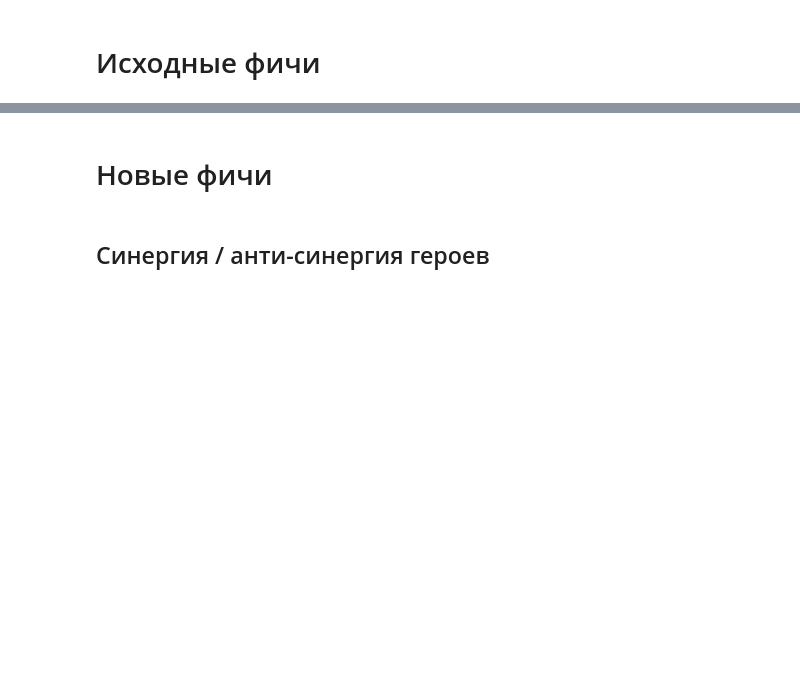
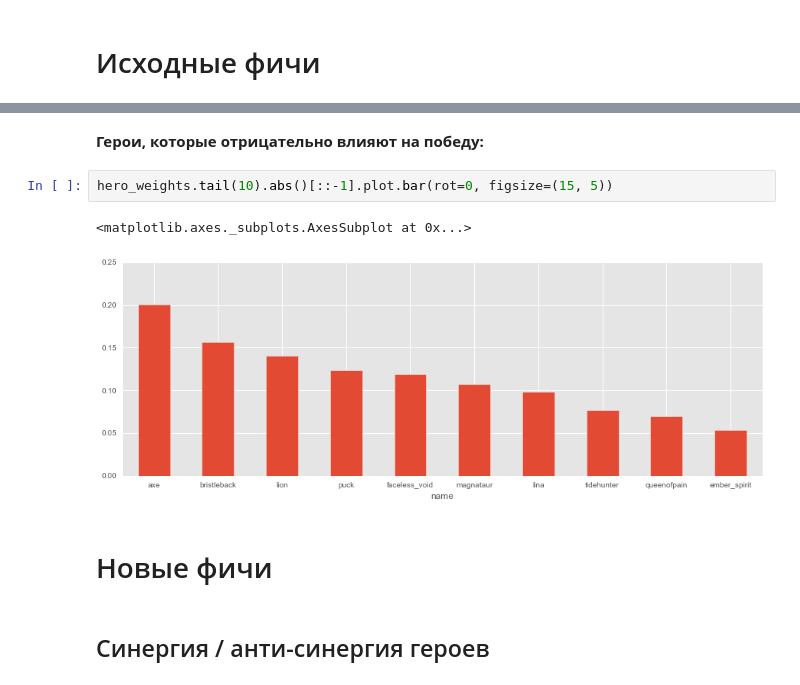
Before and after one commit to blagoffvyacheslav/kaggle, a Jupyter notebook: 2016-02-dota-2-win-probability-prediction/report.ipynb, the cells around one changed output, grey strips where cells are left out. Cells and saved outputs as stored; diff of their text form; blank space fills up the shorter version.

```diff
--- a/2016-02-dota-2-win-probability-prediction/report.ipynb
+++ b/2016-02-dota-2-win-probability-prediction/report.ipynb
@@ -9,3 +22,10 @@ from helpers.model import *
+# %% [markdown]
+**Герои, которые отрицательно влияют на победу:**
+# %%
+hero_weights.tail(10).abs()[::-1].plot.bar(rot=0, figsize=(15, 5))
+# %% [output]
+<matplotlib.axes._subplots.AxesSubplot at 0x...>
+[figure, added]
 # %% [markdown]
 # Новые фичи
 # %% [markdown]
```
Also changed, not shown: parts of 17 cells of this notebook, 1 other file.
